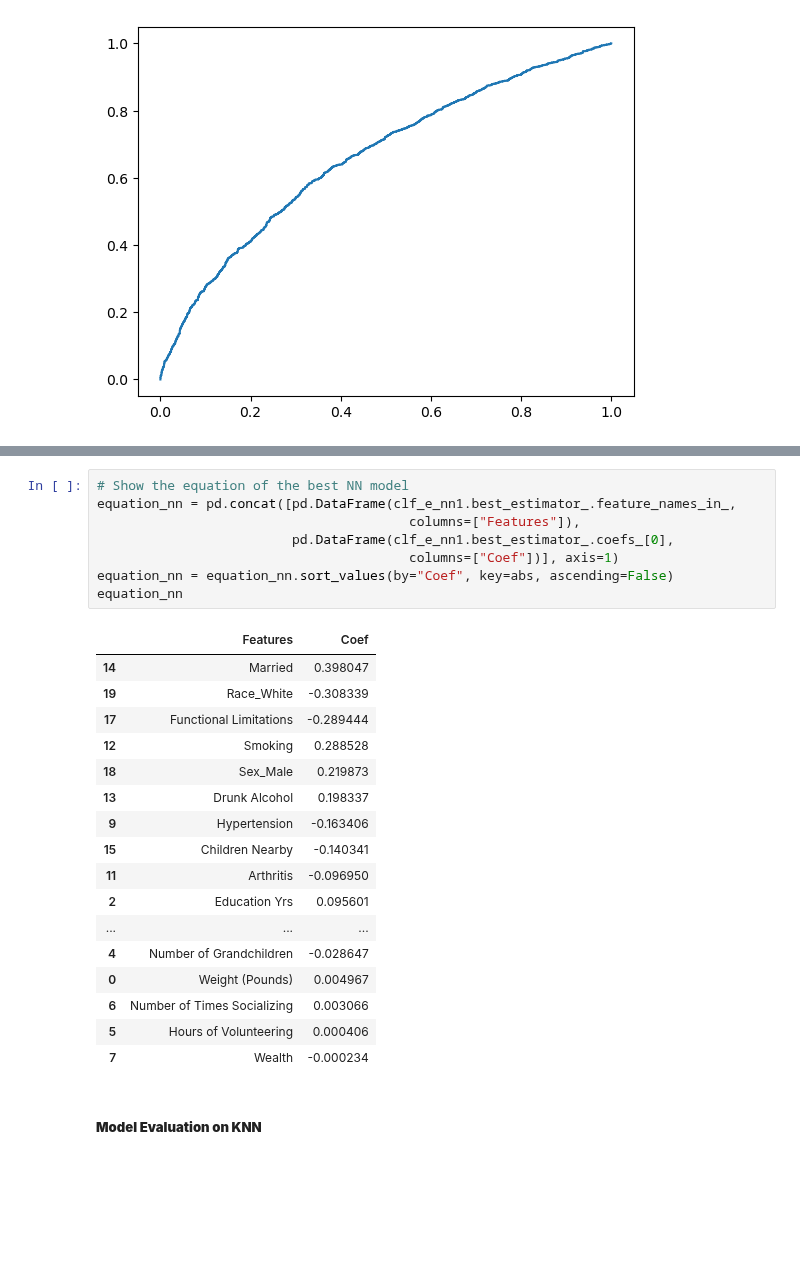
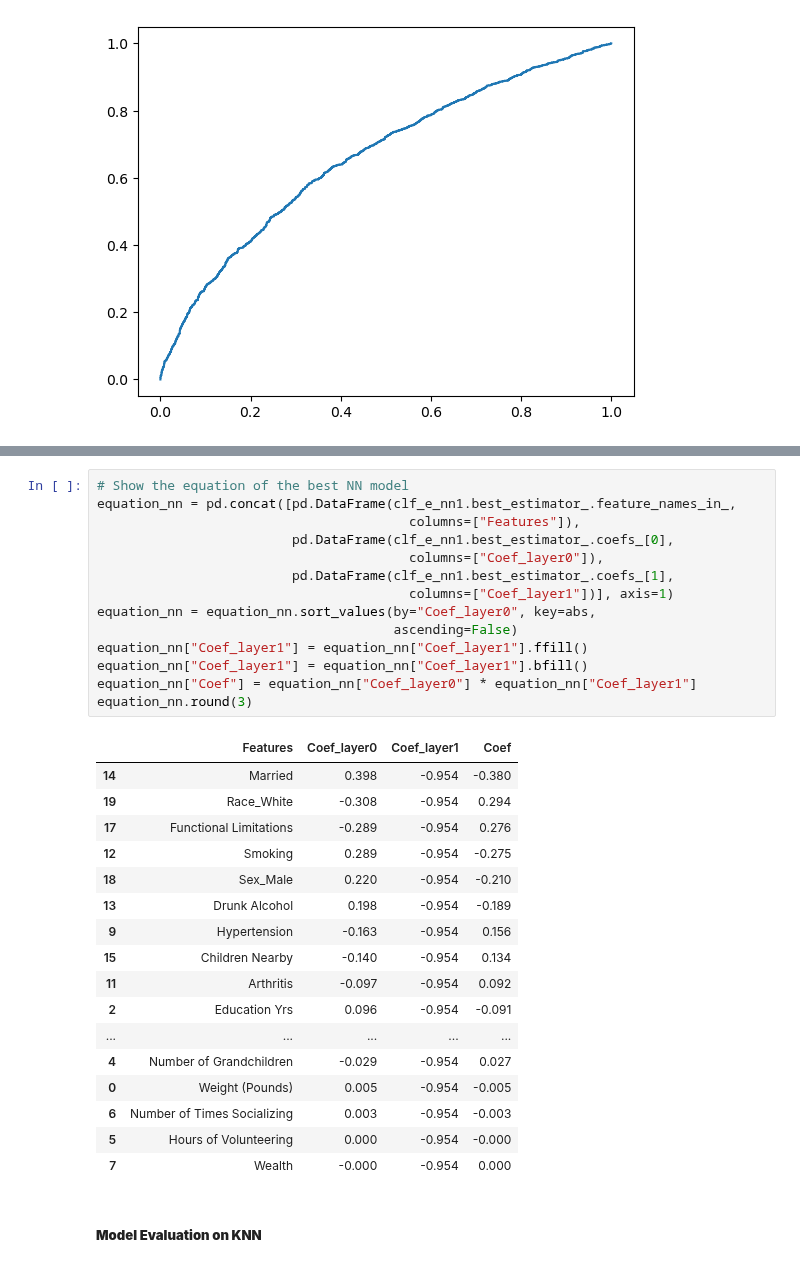
Before and after one commit to yiang-li/Predicting-Mortality-Machine-Learning, a Jupyter notebook: code_hrs.ipynb, the cells around one changed output, grey strips where cells are left out. Drawn from its saved outputs; the diff is of its cells as text; blank space fills up the shorter version.

```diff
--- a/code_hrs.ipynb
+++ b/code_hrs.ipynb
@@ -855,29 +876,35 @@ The top 5 features in the best NN model are the same as the top 5 features in th
 # %%
 # Show the equation of the best NN model
 equation_nn = pd.concat([pd.DataFrame(clf_e_nn1.best_estimator_.feature_names_in_,
                                         columns=["Features"]),
                          pd.DataFrame(clf_e_nn1.best_estimator_.coefs_[0],
-                                        columns=["Coef"])], axis=1)
-equation_nn = equation_nn.sort_values(by="Coef", key=abs, ascending=False)
-equation_nn
+                                        columns=["Coef_layer0"]),
+                         pd.DataFrame(clf_e_nn1.best_estimator_.coefs_[1],
+                                        columns=["Coef_layer1"])], axis=1)
+equation_nn = equation_nn.sort_values(by="Coef_layer0", key=abs,
+                                      ascending=False)
+equation_nn["Coef_layer1"] = equation_nn["Coef_layer1"].ffill()
+equation_nn["Coef_layer1"] = equation_nn["Coef_layer1"].bfill()
+equation_nn["Coef"] = equation_nn["Coef_layer0"] * equation_nn["Coef_layer1"]
+equation_nn.round(3)
 # %% [output]
-|  | Features | Coef |
-| 14 | Married | 0.398047 |
-| 19 | Race_White | -0.308339 |
-| 17 | Functional Limitations | -0.289444 |
-| 12 | Smoking | 0.288528 |
-| 18 | Sex_Male | 0.219873 |
-| 13 | Drunk Alcohol | 0.198337 |
-| 9 | Hypertension | -0.163406 |
-| 15 | Children Nearby | -0.140341 |
-| 11 | Arthritis | -0.096950 |
-| 2 | Education Yrs | 0.095601 |
-| ... | ... | ... |
-| 4 | Number of Grandchildren | -0.028647 |
-| 0 | Weight (Pounds) | 0.004967 |
-| 6 | Number of Times Socializing | 0.003066 |
-| 5 | Hours of Volunteering | 0.000406 |
-| 7 | Wealth | -0.000234 |
+|  | Features | Coef_layer0 | Coef_layer1 | Coef |
+| 14 | Married | 0.398 | -0.954 | -0.380 |
+| 19 | Race_White | -0.308 | -0.954 | 0.294 |
+| 17 | Functional Limitations | -0.289 | -0.954 | 0.276 |
+| 12 | Smoking | 0.289 | -0.954 | -0.275 |
+| 18 | Sex_Male | 0.220 | -0.954 | -0.210 |
+| 13 | Drunk Alcohol | 0.198 | -0.954 | -0.189 |
+| 9 | Hypertension | -0.163 | -0.954 | 0.156 |
+| 15 | Children Nearby | -0.140 | -0.954 | 0.134 |
+| 11 | Arthritis | -0.097 | -0.954 | 0.092 |
+| 2 | Education Yrs | 0.096 | -0.954 | -0.091 |
+| ... | ... | ... | ... | ... |
+| 4 | Number of Grandchildren | -0.029 | -0.954 | 0.027 |
+| 0 | Weight (Pounds) | 0.005 | -0.954 | -0.005 |
+| 6 | Number of Times Socializing | 0.003 | -0.954 | -0.003 |
+| 5 | Hours of Volunteering | 0.000 | -0.954 | -0.000 |
+| 7 | Wealth | -0.000 | -0.954 | 0.000 |
 # %% [markdown]
 ##### **Model Evaluation on KNN**
 # %% [markdown]
```
Also changed, not shown: parts of 15 cells of this notebook, 1 other file.
